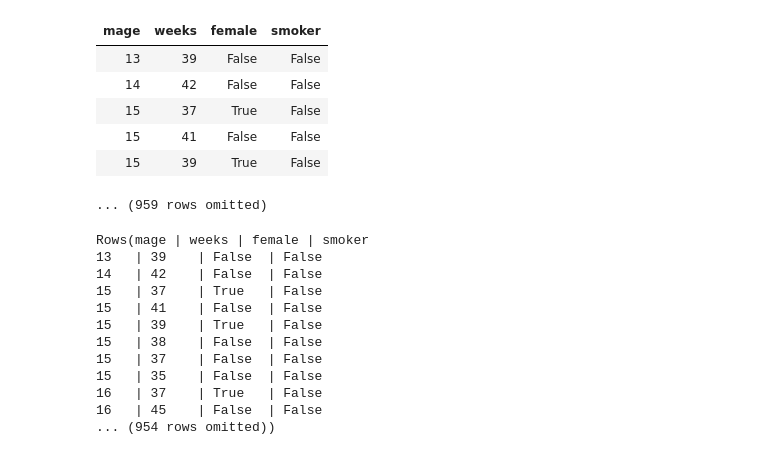
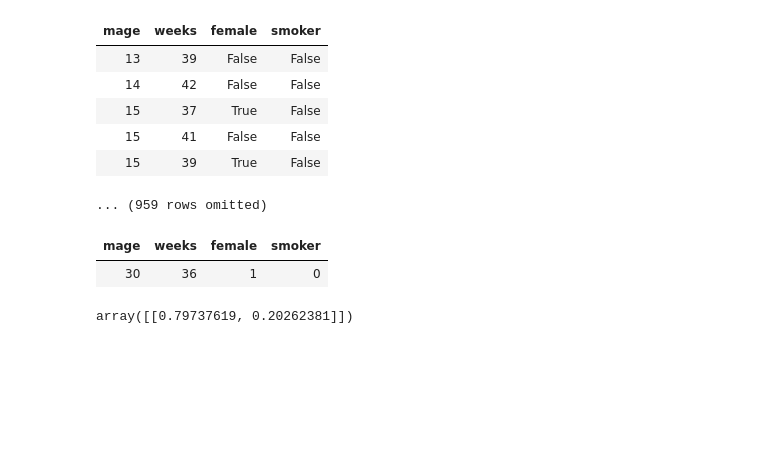
Before and after one commit to kimbrianj/bsos233-sp20, a Jupyter notebook: labs/lab9/lab9.ipynb, the cells around one changed output. Drawn from its saved outputs; the diff is of its cells as text; code cells hidden in the pictures; blank space fills up the shorter version.

```diff
--- a/labs/lab9/lab9.ipynb
+++ b/labs/lab9/lab9.ipynb
@@ -179,18 +185,13 @@ ncbirths_clean.select('mage', 'weeks', 'female', 'smoker').show(5)
 | 15 | 41 | False | False |
 | 15 | 39 | True | False |
 ... (959 rows omitted)
-# %%
-predictor
-# %% [output]
-Rows(mage | weeks | female | smoker
-13   | 39    | False  | False
-14   | 42    | False  | False
-15   | 37    | True   | False
-15   | 41    | False  | False
-15   | 39    | True   | False
-15   | 38    | False  | False
-15   | 37    | False  | False
-15   | 35    | False  | False
-16   | 37    | True   | False
-16   | 45    | False  | False
-... (954 rows omitted))
+# %%
+row_to_predict = Table().with_columns('mage', 30, 'weeks', 36, 'female', 1, 'smoker', 0)
+row_to_predict
+# %% [output]
+| mage | weeks | female | smoker |
+| 30 | 36 | 1 | 0 |
+# %%
+logit.predict_proba(row_to_predict.rows)
+# %% [output]
+array([[0.79737619, 0.20262381]])
```
Also changed, not shown: parts of 2 cells of this notebook, 1 other file.
